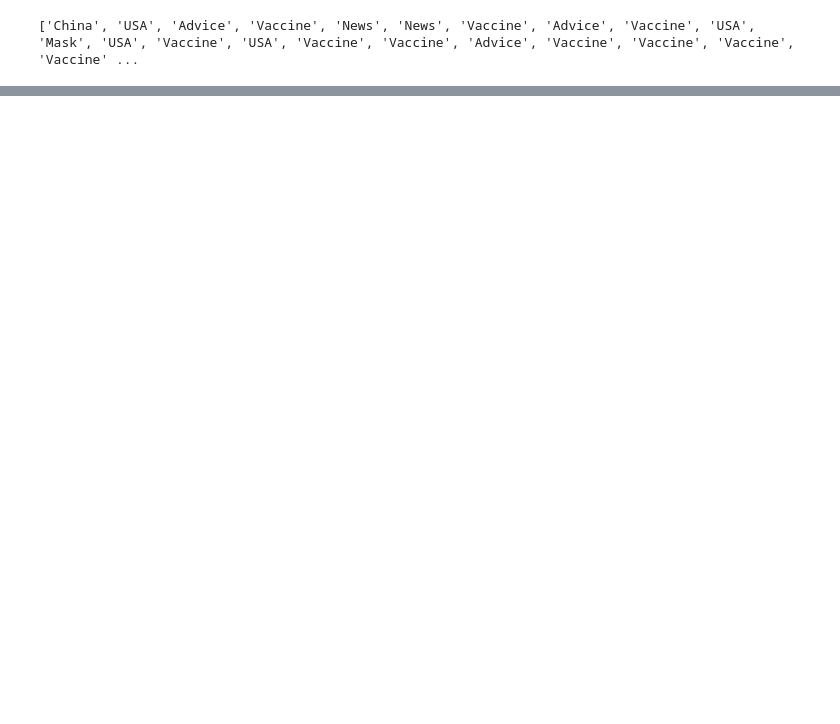
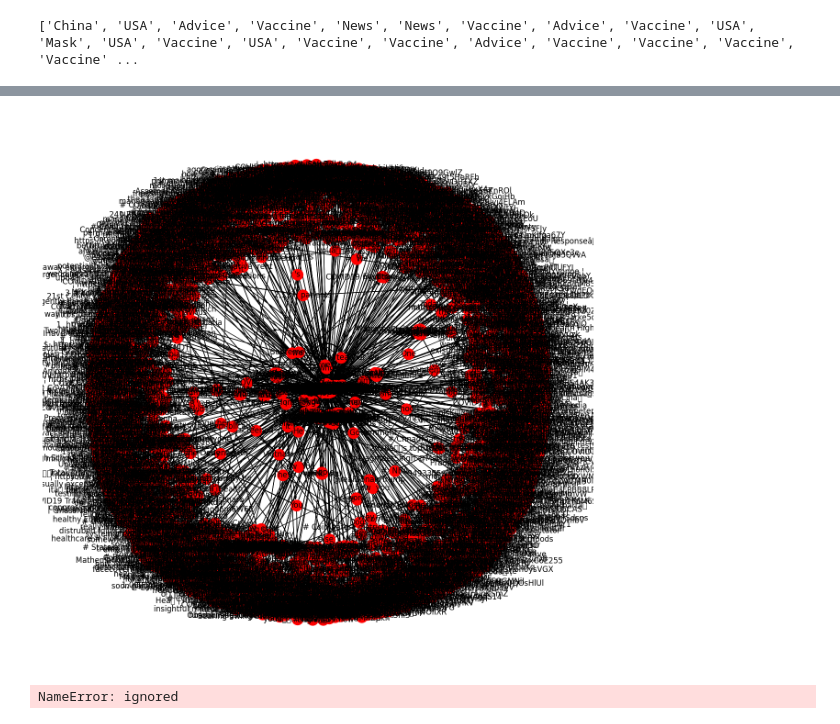
Before and after one commit to esusrutha/zeroshot, a Jupyter notebook: file1.ipynb, the cells around one changed output, grey strips where cells are left out. Saved outputs shown, nothing was run; the diff lists cells and outputs as text; code cells hidden in the pictures; blank space fills up the shorter version.

```diff
--- a/file1.ipynb
+++ b/file1.ipynb
@@ -195,0 +521,2 @@ OSError: ignored
+# %%
+relations = [get_relation(i) for i in tqdm(merged['text'])]
@@ -195,0 +543,9 @@ OSError: ignored
+# %%
+# extract subject
+source = [i[0] for i in entity_pairs]
+
+# extract object
+target = [i[1] for i in entity_pairs]
+
+kg_df = pd.DataFrame({'source':source, 'target':target, 'edge':relations})
+kg_df
@@ -195,0 +591,24 @@ OSError: ignored
+# %%
+import matplotlib.pyplot as plt
+plt.rcParams['font.family'] = 'DejaVu Sans'
+# %%
+G=nx.from_pandas_edgelist(kg_df, "source", "target",
+                          edge_attr=True, create_using=nx.MultiDiGraph())
+# %%
+plt.figure(figsize=(12,12))
+
+pos = nx.spring_layout(G)
+nx.draw(G, with_labels=True, node_color='red', edge_cmap=plt.cm.Blues, pos = pos)
+plt.show()
+# %% [output]
+[figure, added]
+# %%
+G=nx.from_pandas_edgelist(kg_df[kg_df['edge']=="composed by"], "source", "target",
+                          edge_attr=True, create_using=nx.MultiDiGraph())
+
+plt.figure(figsize=(5,5))
+pos = nx.spring_layout(G, k = 0.5) # k regulates the distance between nodes
+nx.draw(G, with_labels=True, node_color='green', node_size=150, edge_cmap=plt.cm.Blues, pos = pos, font_weight='bold')
+plt.show(G)
+# %% [output]
+NameError: ignored
```
Also changed, not shown: parts of 28 cells of this notebook.
